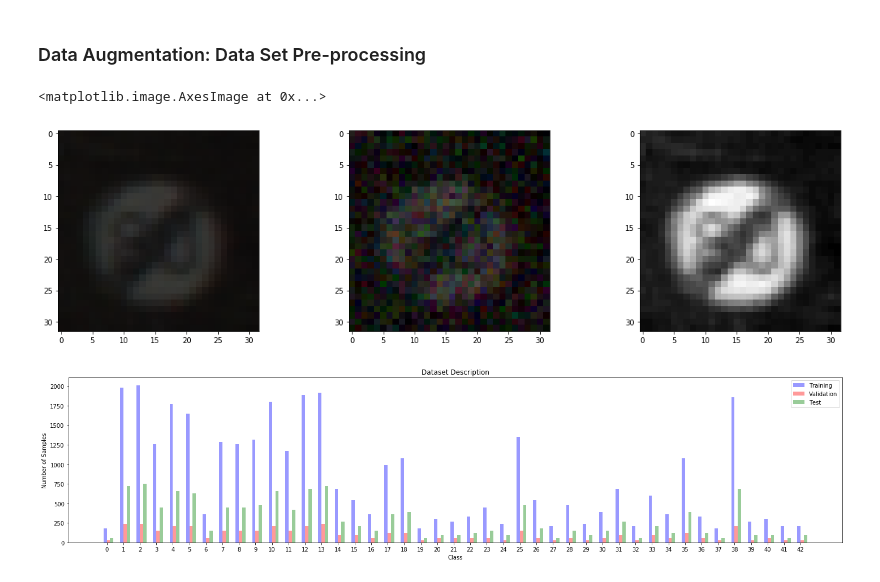
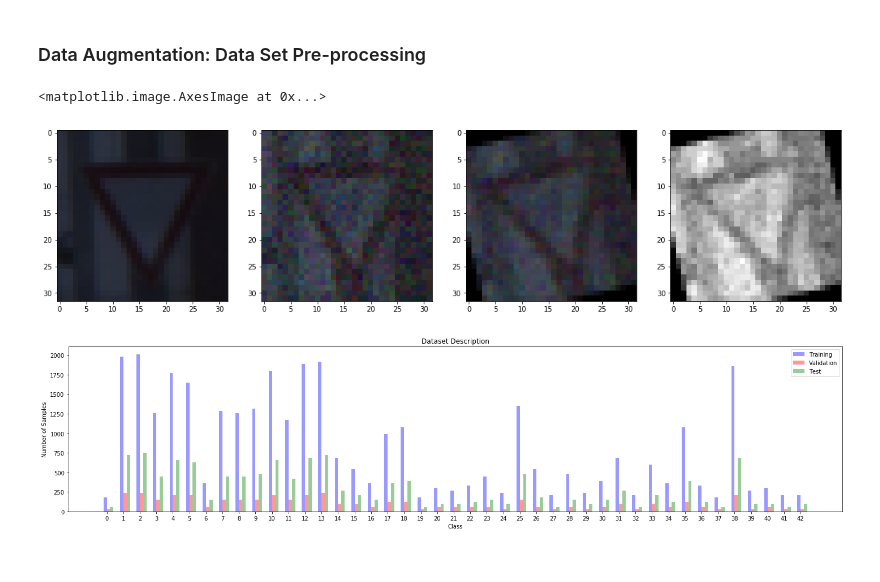
Before and after one commit to JohnBetaCode/CarND-P3-Traffic_Sign_Classifier, a Jupyter notebook: Traffic_Sign_Classifier.ipynb, the cells around one changed output. Drawn from its saved outputs; the diff is of its cells as text; code cells hidden in the pictures.

```diff
--- a/Traffic_Sign_Classifier.ipynb
+++ b/Traffic_Sign_Classifier.ipynb
@@ -234,15 +238,22 @@ def rot_pers_transform():
 # %%
-sample_noise = add_noisy(X_valid[0], 2, 200, 0.5)
-X_valid_gray = norm_and_gray(X_valid)
+idx = np.random.randint(len(X_valid))
+# X_valid_gray = [norm_and_gray(img) for img in X_valid]
 
+X_valid_image = X_valid[idx]
 
-_, vframes = plt.subplots(nrows=1, ncols=3)
-vframes[0].imshow(X_valid[0])
-vframes[1].imshow(sample_noise)
-vframes[2].imshow(X_valid_gray[0].squeeze(), cmap='gray')
+X_valid_noise = add_noisy(X_valid_image, 20, 100, 0.5)
+X_valid_rota  = rot_pers_transform(X_valid_noise)
+X_valid_gray  = norm_and_gray(X_valid_rota)
+
+_, vframes = plt.subplots(nrows=1, ncols=4)
+vframes[0].imshow(X_valid_image)
+
+vframes[1].imshow(X_valid_noise)
+vframes[2].imshow(X_valid_rota)
+vframes[3].imshow(X_valid_gray.squeeze(), cmap='gray')
 # %% [output]
 <matplotlib.image.AxesImage at 0x...>
-[figure, old version]
+[figure, new version]
 # %%
 # Get the total of samples for each class for validation, training and test data sets
 means_validation = [d['vali'] for d in classes_dics if 'vali' in d]
```
Also changed, not shown: parts of 20 cells of this notebook, 20 other files.
